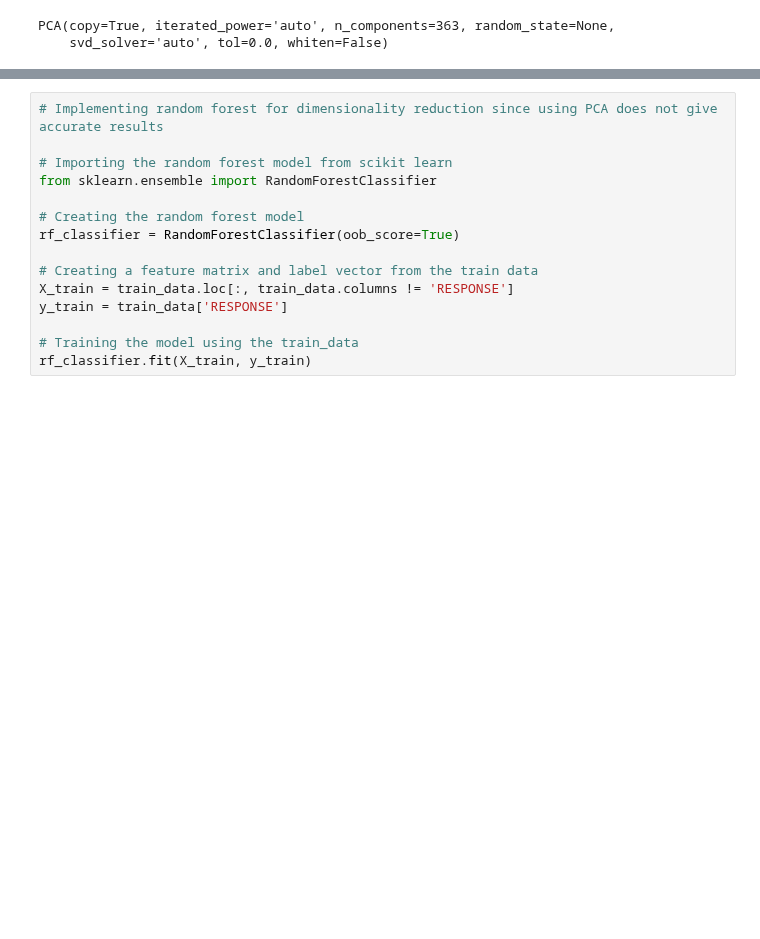
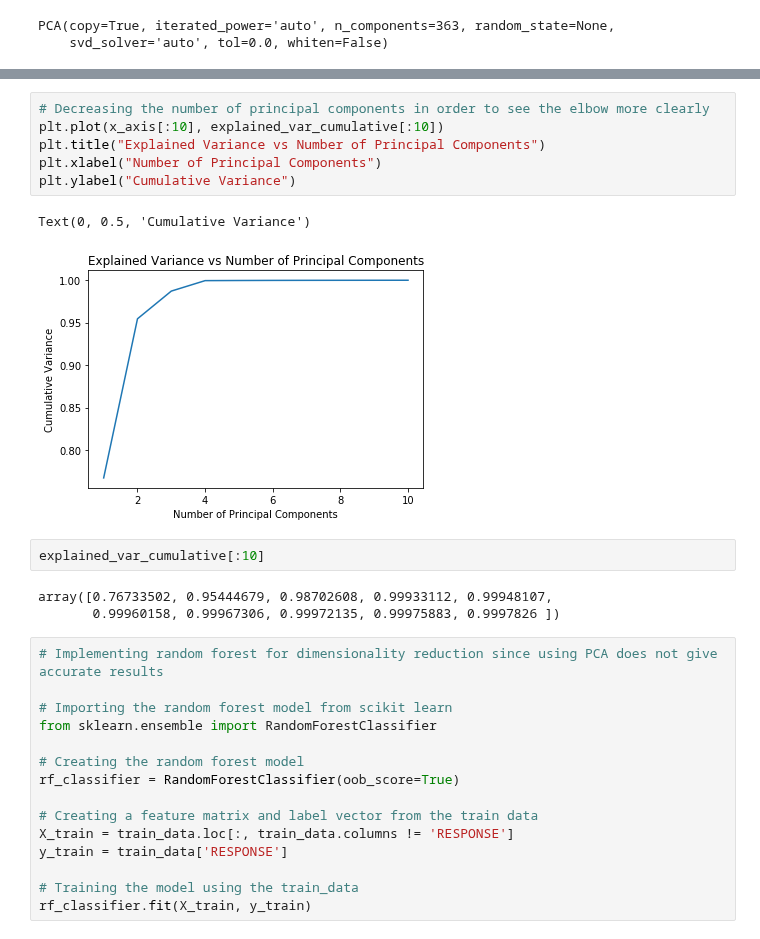
Before and after one commit to realmanisingh/population-segmentation, a Jupyter notebook: clustering.ipynb, the cells around one changed output, grey strips where cells are left out. Saved outputs shown, nothing was run; the diff lists cells and outputs as text; blank space fills up the shorter version.

```diff
--- a/clustering.ipynb
+++ b/clustering.ipynb
@@ -226,3 +262,17 @@ PCA(copy=True, iterated_power='auto', n_components=363, random_state=None,
+# %%
+# Decreasing the number of principal components in order to see the elbow more clearly
+plt.plot(x_axis[:10], explained_var_cumulative[:10])
+plt.title("Explained Variance vs Number of Principal Components")
+plt.xlabel("Number of Principal Components")
+plt.ylabel("Cumulative Variance")
+# %% [output]
+Text(0, 0.5, 'Cumulative Variance')
+[figure, added]
+# %%
+explained_var_cumulative[:10]
+# %% [output]
+array([0.76733502, 0.95444679, 0.98702608, 0.99933112, 0.99948107,
+       0.99960158, 0.99967306, 0.99972135, 0.99975883, 0.9997826 ])
 # %%
 # Implementing random forest for dimensionality reduction since using PCA does not give accurate results
 
```
Also changed, not shown: parts of 2 cells of this notebook.
